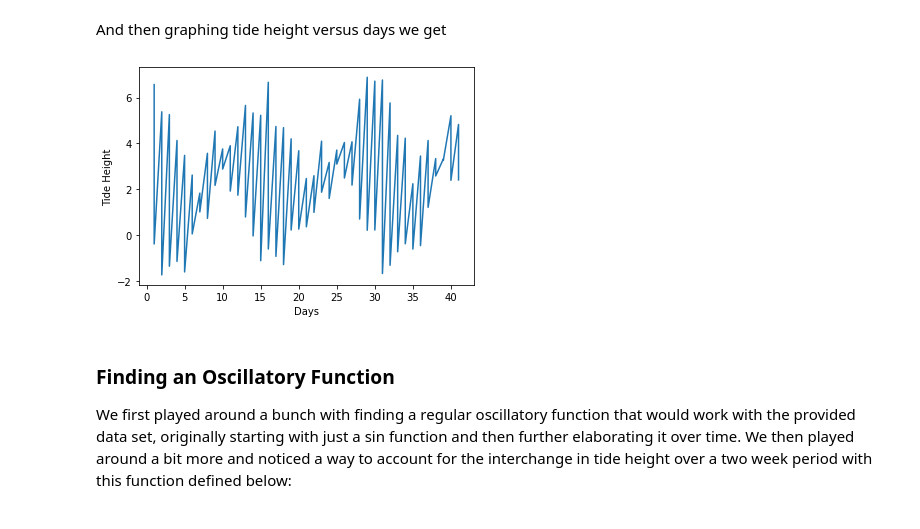
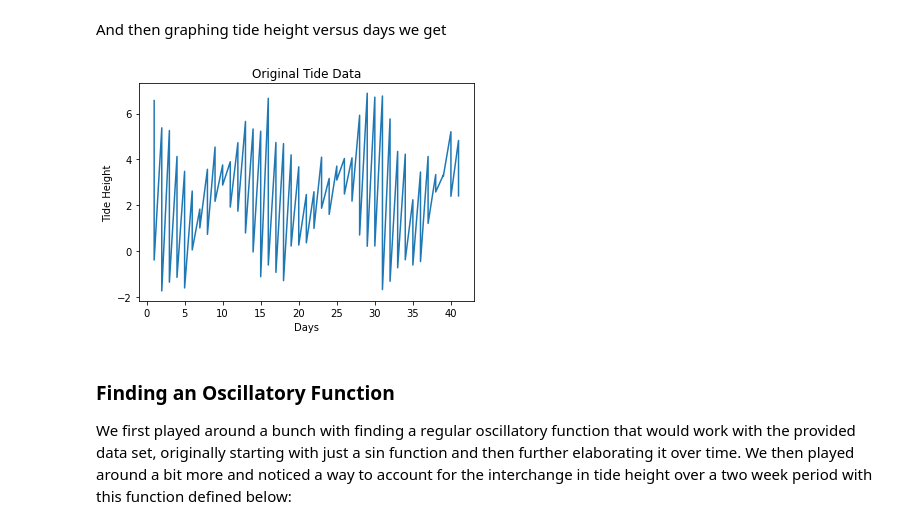
Before and after one commit to Eddysunday012/Astr-Group-Project, a Jupyter notebook: main.ipynb, the cells around one changed output. Saved outputs shown, nothing was run; the diff lists cells and outputs as text; code cells hidden in the pictures.

Commit message:
add titles to graphs

```diff
--- a/main.ipynb
+++ b/main.ipynb
@@ -82,10 +100,11 @@ And then graphing tide height versus days we get
 # %%
 plt.plot(day, tide)
 plt.xlabel("Days")
 plt.ylabel("Tide Height")
+plt.title("Original Tide Data")
 plt.savefig("TideOriginal.pdf")
 # %% [output]
-[figure, old version]
+[figure, new version]
 # %% [markdown]
 ### Finding an Oscillatory Function
 
```
Also changed, not shown: parts of 9 cells of this notebook, 5 other files.
